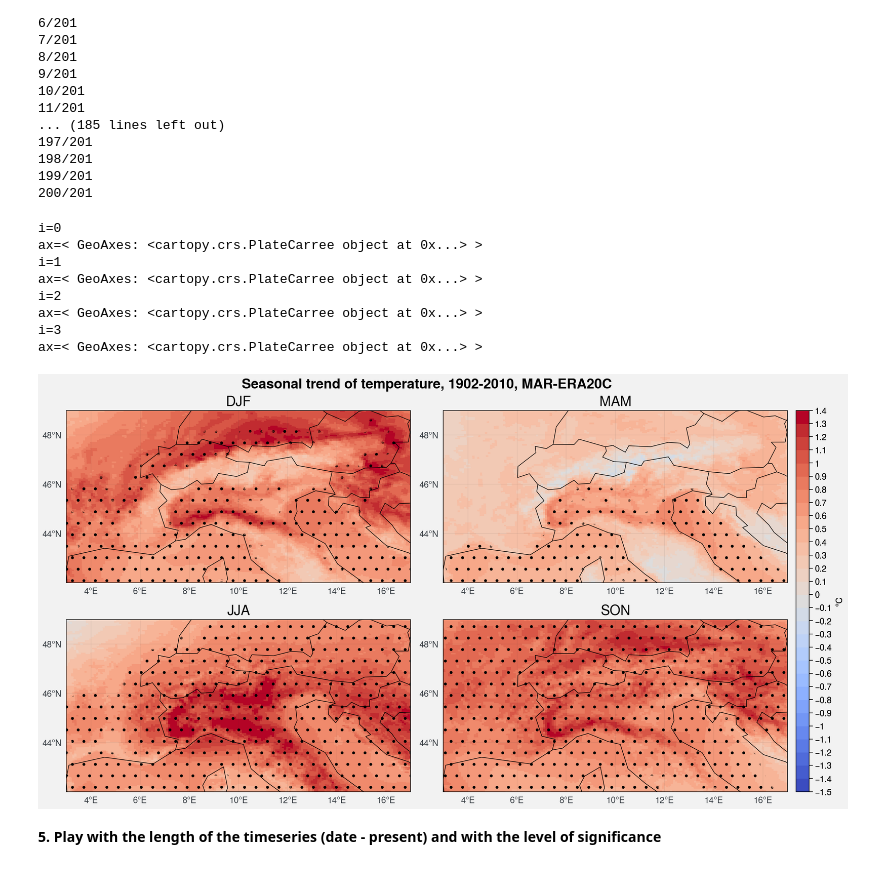
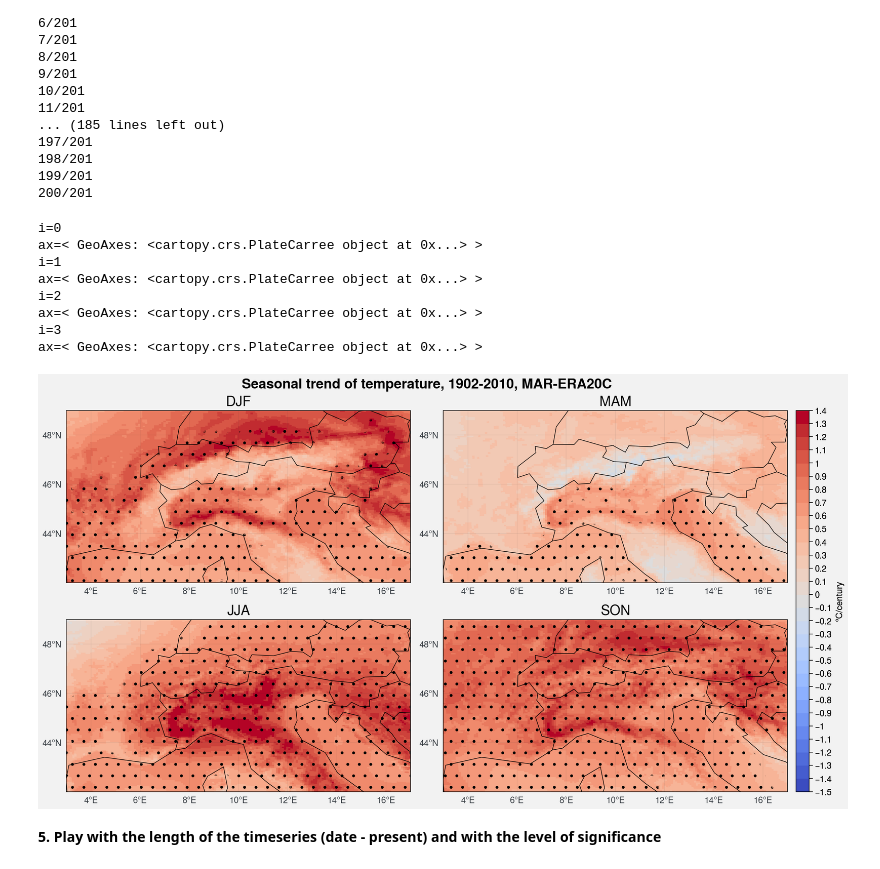
Before and after one commit to mmenegoz/M2_climat_MAR, a Jupyter notebook: MAR_alpine_climate_trends.ipynb, the cells around one changed output. Saved outputs shown, nothing was run; the diff lists cells and outputs as text; code cells hidden in the pictures.

```diff
--- a/MAR_alpine_climate_trends.ipynb
+++ b/MAR_alpine_climate_trends.ipynb
@@ -214,35 +214,35 @@ for i, ax in enumerate(axs):
     m = ax.pcolormesh(
         ds.LON,ds.LAT,
         slope_T[i,:,:]*factor,
         levels=levels,
         cmap='coolwarm'
     )
     ax.format(title=seasonal_mean.season.data[i],large='20px')
 
     p = ax.contourf(
     ds.LON,ds.LAT,
     signif[i,:,:],
     hatches=["", "."], alpha=0
     )
 
-f.colorbar(m, label= '°C')
+f.colorbar(m, label= '°C/century')
 
 axs.format(
     geogridlinewidth=0.1, geogridcolor='gray8', geogridalpha=0.5, labels=True,
     coast=True, ocean=False, oceancolor='gray3', borders=True,
     suptitle="Seasonal trend of temperature, 1902-2010, MAR-ERA20C",
     lonlines=2, latlines=2, abc=False, latlim=[42.,49.],lonlim=[3.,17.]
 )
 # %% [output]
 i=0
 ax=< GeoAxes: <cartopy.crs.PlateCarree object at 0x...> >
 i=1
 ax=< GeoAxes: <cartopy.crs.PlateCarree object at 0x...> >
 i=2
 ax=< GeoAxes: <cartopy.crs.PlateCarree object at 0x...> >
 i=3
 ax=< GeoAxes: <cartopy.crs.PlateCarree object at 0x...> >
-[figure, old version]
+[figure, new version]
 # %% [markdown]
 **5. Play with the length of the timeseries (date - present) and with the level of significance**
 # %%
```
